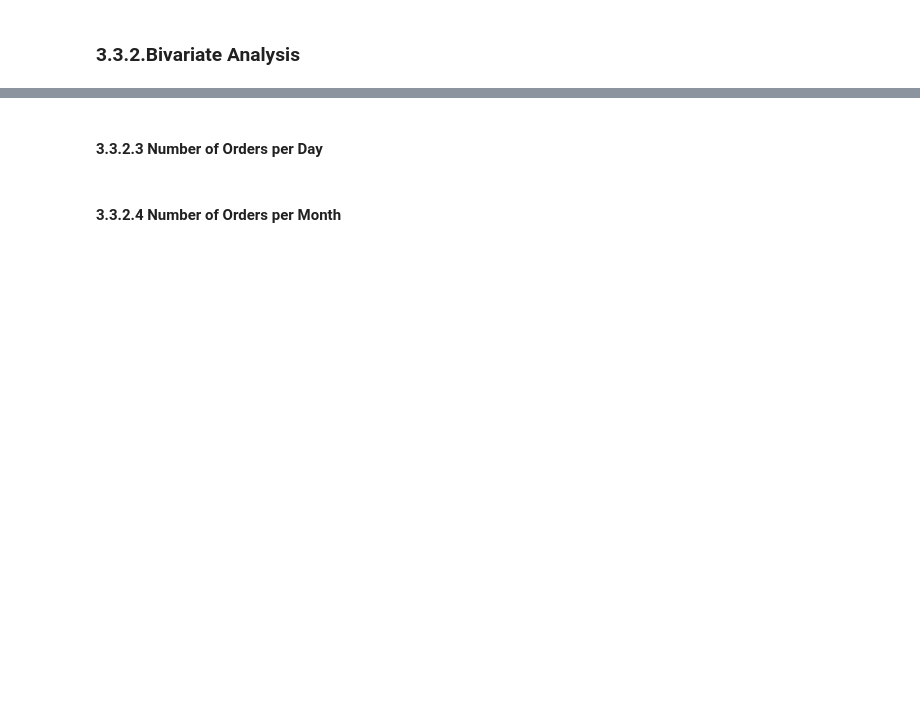
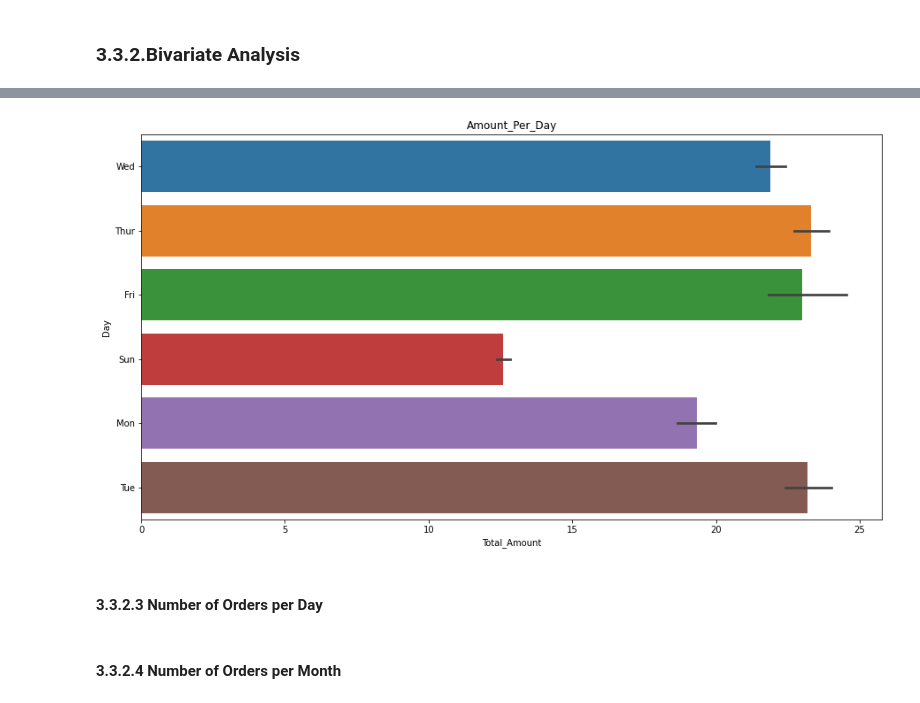
Before and after one commit to Azegele/Phase-4-Project, a Jupyter notebook: Ecommerce Data Set.ipynb, the cells around one changed output, grey strips where cells are left out. Cells and saved outputs as stored; diff of their text form; code cells hidden in the pictures; blank space fills up the shorter version.

```diff
--- a/Ecommerce Data Set.ipynb
+++ b/Ecommerce Data Set.ipynb
@@ -527,3 +575,13 @@ plt.show()
+# %%
+# draw lineplot
+plt.figure(figsize=(15,8))
+sns.barplot(x="Total_Amount", y="Day_week", data=df)
+plt.title('Amount_Per_Day')
+plt.xlabel('Total_Amount')
+plt.ylabel('Day')
+plt.show()
+# %% [output]
+[figure, added]
 # %% [markdown]
 #### 3.3.2.3 Number of Orders per Day
 # %% [markdown]
```
Also changed, not shown: parts of 17 cells of this notebook.
